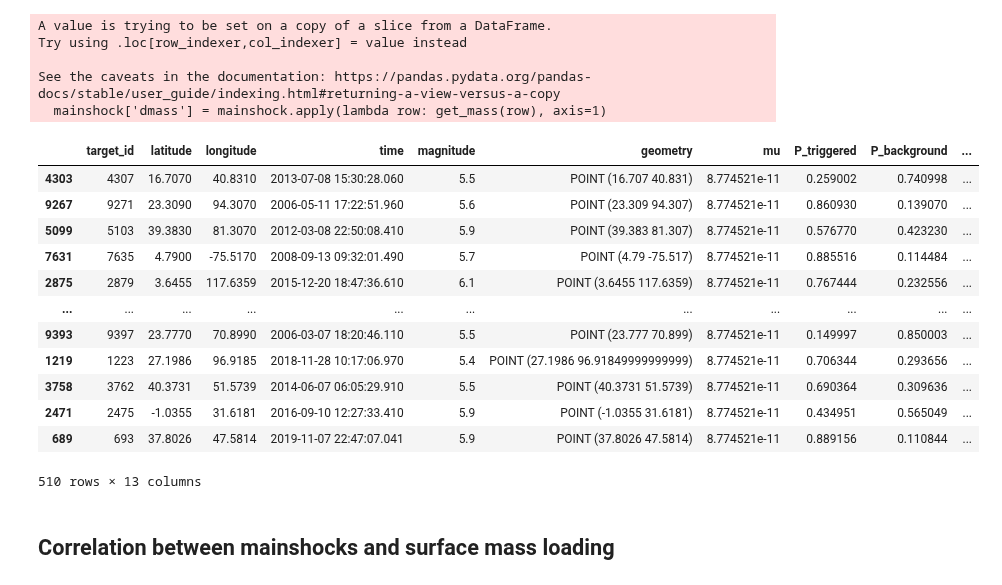
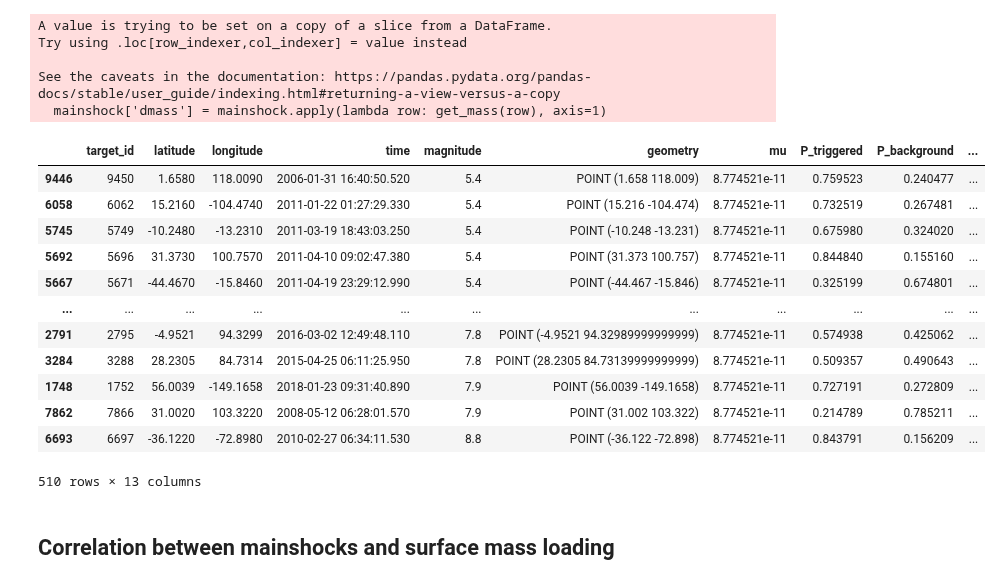
Before and after one commit to epic-research-group/surface-load-quakes, a Jupyter notebook: surface-load-mainshocks.ipynb, the cells around one changed output. Drawn from its saved outputs; the diff is of its cells as text; code cells hidden in the pictures.

```diff
--- a/surface-load-mainshocks.ipynb
+++ b/surface-load-mainshocks.ipynb
@@ -69,20 +69,20 @@ See the caveats in the documentation: https://pandas.pydata.org/pandas-docs/stab
 # gdf.plot(ax=ax, label='Distribution of earthquakes in catalog')
 # leg = ax.legend()
 # %%
-mainshock.sort_values("cp")
+mainshock.sort_values("magnitude")
 # %% [output]
 |  | target_id | latitude | longitude | time | magnitude | geometry | mu | P_triggered | P_background | ... |
-| 4303 | 4307 | 16.7070 | 40.8310 | 2013-07-08 15:30:28.060 | 5.5 | POINT (16.707 40.831) | 8.774521e-11 | 0.259002 | 0.740998 | ... |
-| 9267 | 9271 | 23.3090 | 94.3070 | 2006-05-11 17:22:51.960 | 5.6 | POINT (23.309 94.307) | 8.774521e-11 | 0.860930 | 0.139070 | ... |
-| 5099 | 5103 | 39.3830 | 81.3070 | 2012-03-08 22:50:08.410 | 5.9 | POINT (39.383 81.307) | 8.774521e-11 | 0.576770 | 0.423230 | ... |
-| 7631 | 7635 | 4.7900 | -75.5170 | 2008-09-13 09:32:01.490 | 5.7 | POINT (4.79 -75.517) | 8.774521e-11 | 0.885516 | 0.114484 | ... |
-| 2875 | 2879 | 3.6455 | 117.6359 | 2015-12-20 18:47:36.610 | 6.1 | POINT (3.6455 117.6359) | 8.774521e-11 | 0.767444 | 0.232556 | ... |
+| 9446 | 9450 | 1.6580 | 118.0090 | 2006-01-31 16:40:50.520 | 5.4 | POINT (1.658 118.009) | 8.774521e-11 | 0.759523 | 0.240477 | ... |
+| 6058 | 6062 | 15.2160 | -104.4740 | 2011-01-22 01:27:29.330 | 5.4 | POINT (15.216 -104.474) | 8.774521e-11 | 0.732519 | 0.267481 | ... |
+| 5745 | 5749 | -10.2480 | -13.2310 | 2011-03-19 18:43:03.250 | 5.4 | POINT (-10.248 -13.231) | 8.774521e-11 | 0.675980 | 0.324020 | ... |
+| 5692 | 5696 | 31.3730 | 100.7570 | 2011-04-10 09:02:47.380 | 5.4 | POINT (31.373 100.757) | 8.774521e-11 | 0.844840 | 0.155160 | ... |
+| 5667 | 5671 | -44.4670 | -15.8460 | 2011-04-19 23:29:12.990 | 5.4 | POINT (-44.467 -15.846) | 8.774521e-11 | 0.325199 | 0.674801 | ... |
 | ... | ... | ... | ... | ... | ... | ... | ... | ... | ... | ... |
-| 9393 | 9397 | 23.7770 | 70.8990 | 2006-03-07 18:20:46.110 | 5.5 | POINT (23.777 70.899) | 8.774521e-11 | 0.149997 | 0.850003 | ... |
-| 1219 | 1223 | 27.1986 | 96.9185 | 2018-11-28 10:17:06.970 | 5.4 | POINT (27.1986 96.91849999999999) | 8.774521e-11 | 0.706344 | 0.293656 | ... |
-| 3758 | 3762 | 40.3731 | 51.5739 | 2014-06-07 06:05:29.910 | 5.5 | POINT (40.3731 51.5739) | 8.774521e-11 | 0.690364 | 0.309636 | ... |
-| 2471 | 2475 | -1.0355 | 31.6181 | 2016-09-10 12:27:33.410 | 5.9 | POINT (-1.0355 31.6181) | 8.774521e-11 | 0.434951 | 0.565049 | ... |
-| 689 | 693 | 37.8026 | 47.5814 | 2019-11-07 22:47:07.041 | 5.9 | POINT (37.8026 47.5814) | 8.774521e-11 | 0.889156 | 0.110844 | ... |
+| 2791 | 2795 | -4.9521 | 94.3299 | 2016-03-02 12:49:48.110 | 7.8 | POINT (-4.9521 94.32989999999999) | 8.774521e-11 | 0.574938 | 0.425062 | ... |
+| 3284 | 3288 | 28.2305 | 84.7314 | 2015-04-25 06:11:25.950 | 7.8 | POINT (28.2305 84.73139999999999) | 8.774521e-11 | 0.509357 | 0.490643 | ... |
+| 1748 | 1752 | 56.0039 | -149.1658 | 2018-01-23 09:31:40.890 | 7.9 | POINT (56.0039 -149.1658) | 8.774521e-11 | 0.727191 | 0.272809 | ... |
+| 7862 | 7866 | 31.0020 | 103.3220 | 2008-05-12 06:28:01.570 | 7.9 | POINT (31.002 103.322) | 8.774521e-11 | 0.214789 | 0.785211 | ... |
+| 6693 | 6697 | -36.1220 | -72.8980 | 2010-02-27 06:34:11.530 | 8.8 | POINT (-36.122 -72.898) | 8.774521e-11 | 0.843791 | 0.156209 | ... |
 510 rows × 13 columns
 # %% [markdown]
 ## Correlation between mainshocks and surface mass loading
```
